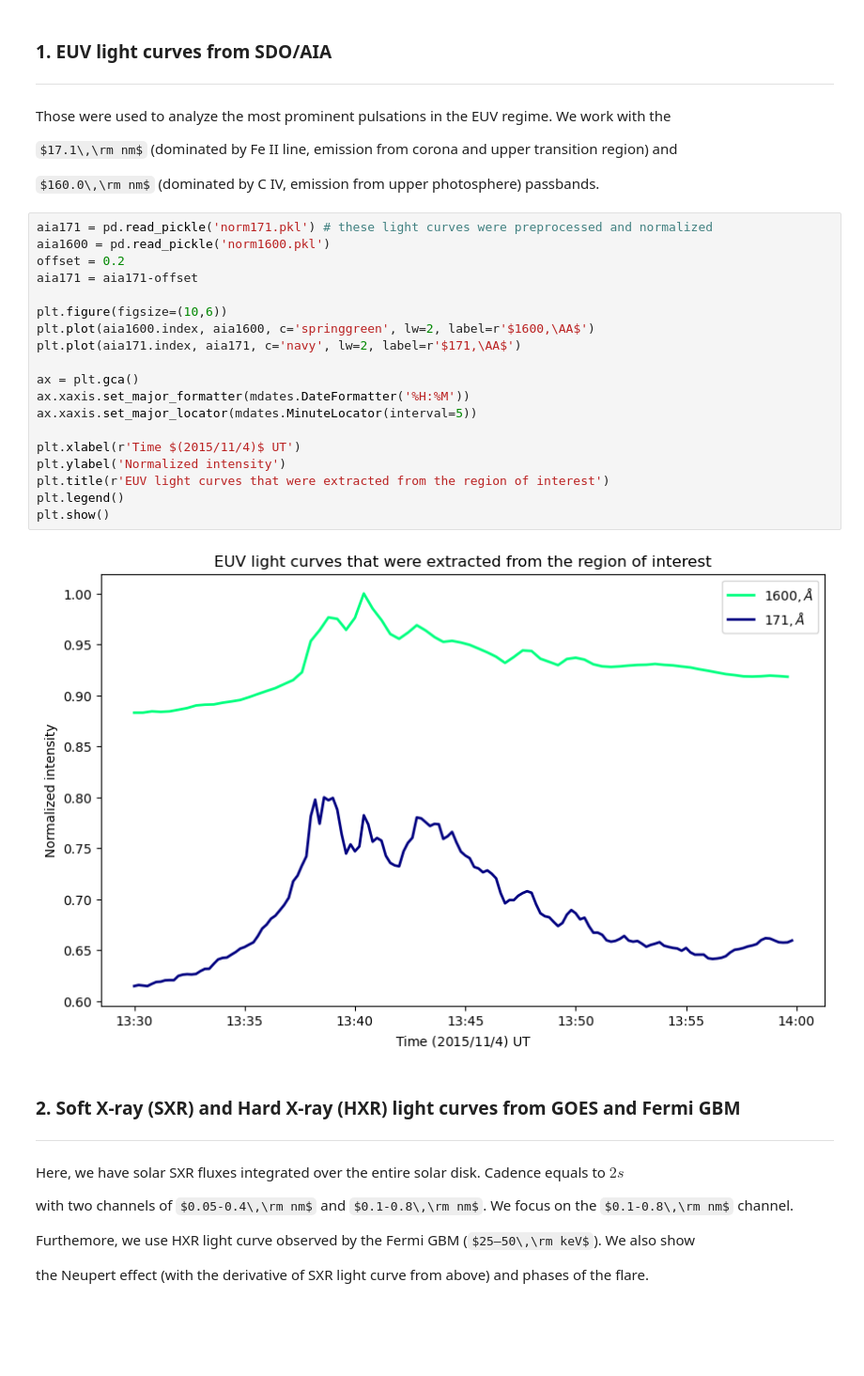
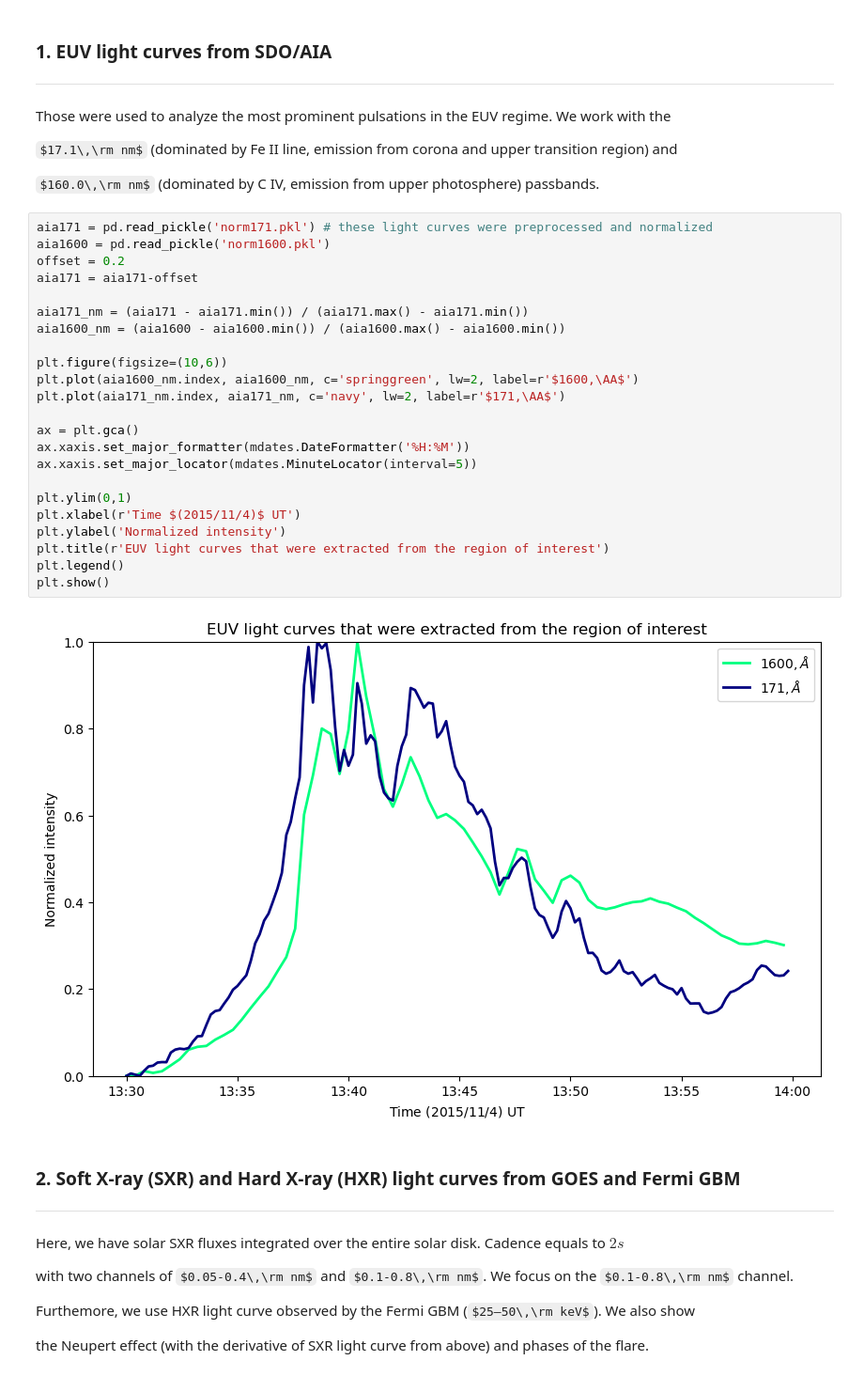
Before and after one commit to zorzeus/solar_flares_internship, a Jupyter notebook: sfi_01.ipynb, the cells around one changed output. Shown at 94% size. Drawn from its saved outputs; the diff is of its cells as text; some formulas as TeX source; blank space fills up the shorter version.

```diff
--- a/sfi_01.ipynb
+++ b/sfi_01.ipynb
@@ -39,24 +39,28 @@ $160.0\,\rm nm$ (dominated by C IV, emission from upper photosphere) passbands.
 # %%
 aia171 = pd.read_pickle('norm171.pkl') # these light curves were preprocessed and normalized
 aia1600 = pd.read_pickle('norm1600.pkl')
 offset = 0.2
 aia171 = aia171-offset
 
+aia171_nm = (aia171 - aia171.min()) / (aia171.max() - aia171.min())
+aia1600_nm = (aia1600 - aia1600.min()) / (aia1600.max() - aia1600.min())
+
 plt.figure(figsize=(10,6))
-plt.plot(aia1600.index, aia1600, c='springgreen', lw=2, label=r'$1600,\AA$')
-plt.plot(aia171.index, aia171, c='navy', lw=2, label=r'$171,\AA$')
+plt.plot(aia1600_nm.index, aia1600_nm, c='springgreen', lw=2, label=r'$1600,\AA$')
+plt.plot(aia171_nm.index, aia171_nm, c='navy', lw=2, label=r'$171,\AA$')
 
 ax = plt.gca()
 ax.xaxis.set_major_formatter(mdates.DateFormatter('%H:%M'))
 ax.xaxis.set_major_locator(mdates.MinuteLocator(interval=5))
 
+plt.ylim(0,1)
 plt.xlabel(r'Time $(2015/11/4)$ UT')
 plt.ylabel('Normalized intensity')
 plt.title(r'EUV light curves that were extracted from the region of interest')
 plt.legend()
 plt.show()
 # %% [output]
-[figure, old version]
+[figure, new version]
 # %% [markdown]
 ### 2. Soft X-ray (SXR) and Hard X-ray (HXR) light curves from GOES and Fermi GBM
 
```
Also changed, not shown: parts of 19 cells of this notebook.
